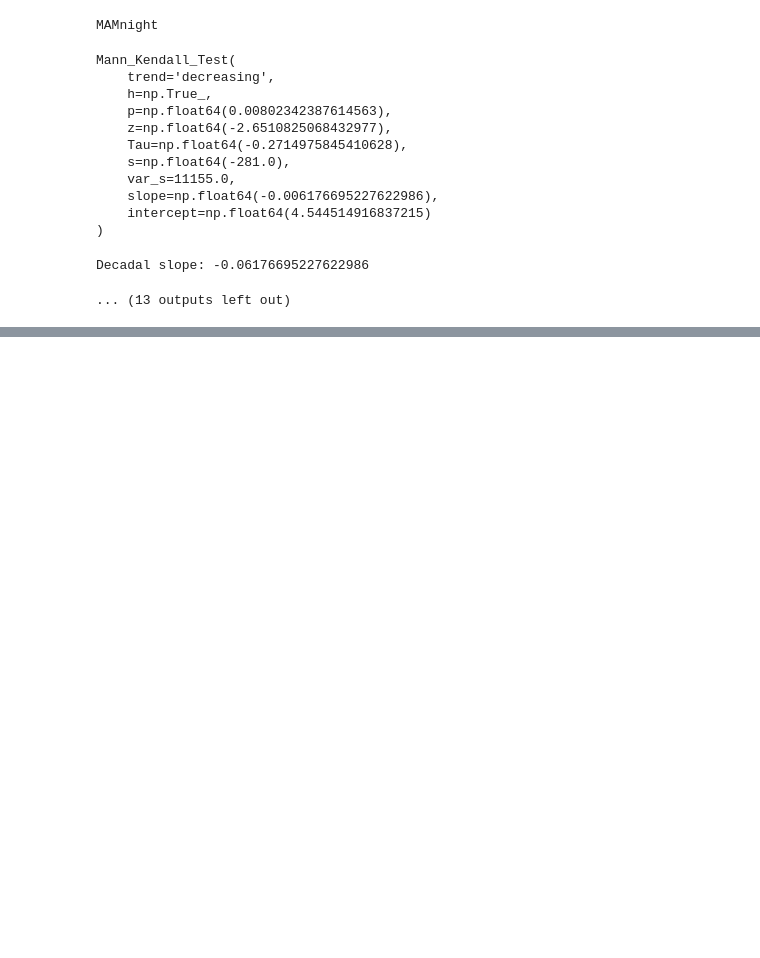
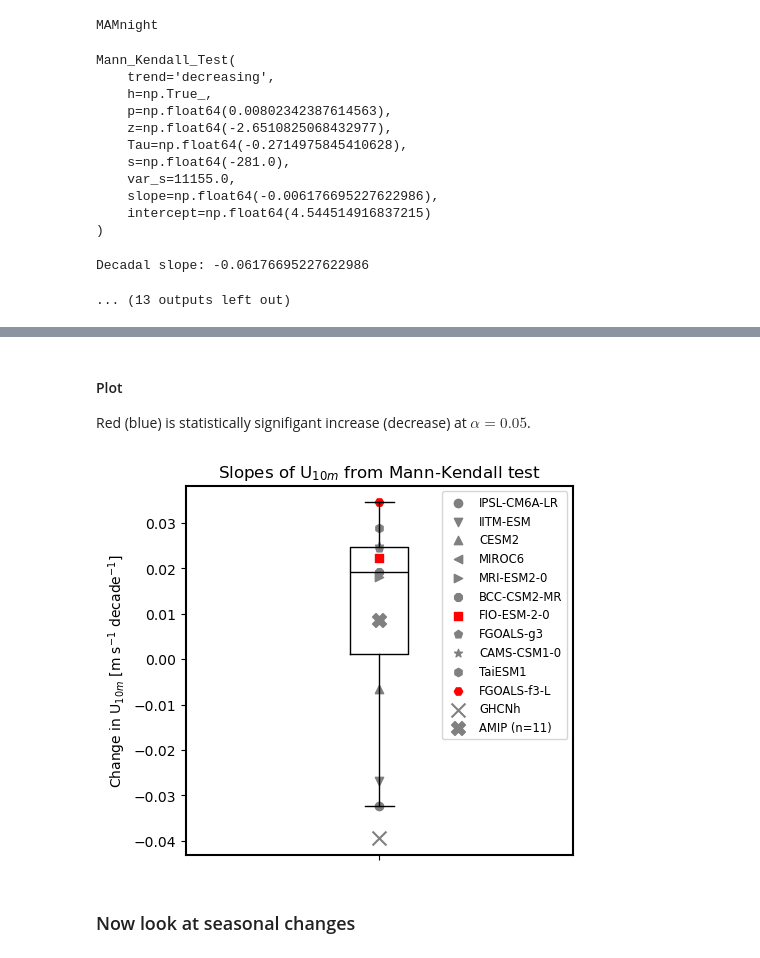
Before and after one commit to ivalencius/GPLLJ, a Jupyter notebook: src/GHCNh_cna.ipynb, the cells around one changed output, grey strips where cells are left out. Cells and saved outputs as stored; diff of their text form; code cells hidden in the pictures; blank space fills up the shorter version.

```diff
--- a/src/GHCNh_cna.ipynb
+++ b/src/GHCNh_cna.ipynb
@@ -661,0 +915,36 @@ Decadal slope: -0.06176695227622986
+# %% [markdown]
+#### Plot
+
+Red (blue) is statistically signifigant increase (decrease) at $\alpha=0.05$.
+# %%
+slopes = df_mk['slope'].to_numpy()*10
+trends = df_mk['trend'].to_numpy()
+source_ids = df_mk['source_id'].to_numpy()
+filled_markers = ['o', 'v', '^', '<', '>', '8', 's', 'p', '*', 'h', 'H', 'D', 'd', 'P', 'X'][:len(slopes)]
+fig, ax = plt.subplots(figsize=(5, 4.8))
+box_plot = ax.boxplot(slopes)
+box_plot['medians'][0].set_color('black')
+for slope, trend, source_id, marker in zip(slopes, trends, source_ids, filled_markers):
+    if trend == 'increasing':
+        ax.scatter(1, slope, marker=marker, color='r', label=source_id)
+    elif trend == 'no trend':
+        ax.scatter(1, slope, marker=marker, color='gray', label=source_id)
+    elif trend == 'decreasing':
+        ax.scatter(1, slope, marker=marker, color='blue', label=source_id)
+# Now plot station data
+ax.scatter(1, result_s.slope*10, marker='x', color='gray', s=100, label='GHCNh')
+# Now plot AMIP data
+ax.scatter(1, result_a.slope*10, marker='X', color='gray', s=100, label=f'AMIP (n={len(ds.source_id)})')
+ax.legend()
+ax.set_xticklabels('')
+ax.set_ylabel('Change in U$_{10m}$ [m s$^{-1}$ decade$^{-1}$]')
+ax.set_title('Slopes of U$_{10m}$ from Mann-Kendall test')
+plt.legend(fontsize='small')
+for spine in ax.spines.values():
+        spine.set_linewidth(1.5)
+plt.savefig(os.path.join(FIG_DIR, 'GHCNh_AMIP_cna_yearly_mk_boxplot.png'), dpi=300)
+plt.show()
+# %% [output]
+[figure, added]
+# %% [markdown]
+### Now look at seasonal changes
```
Also changed, not shown: parts of 32 cells of this notebook, 6 other files.
